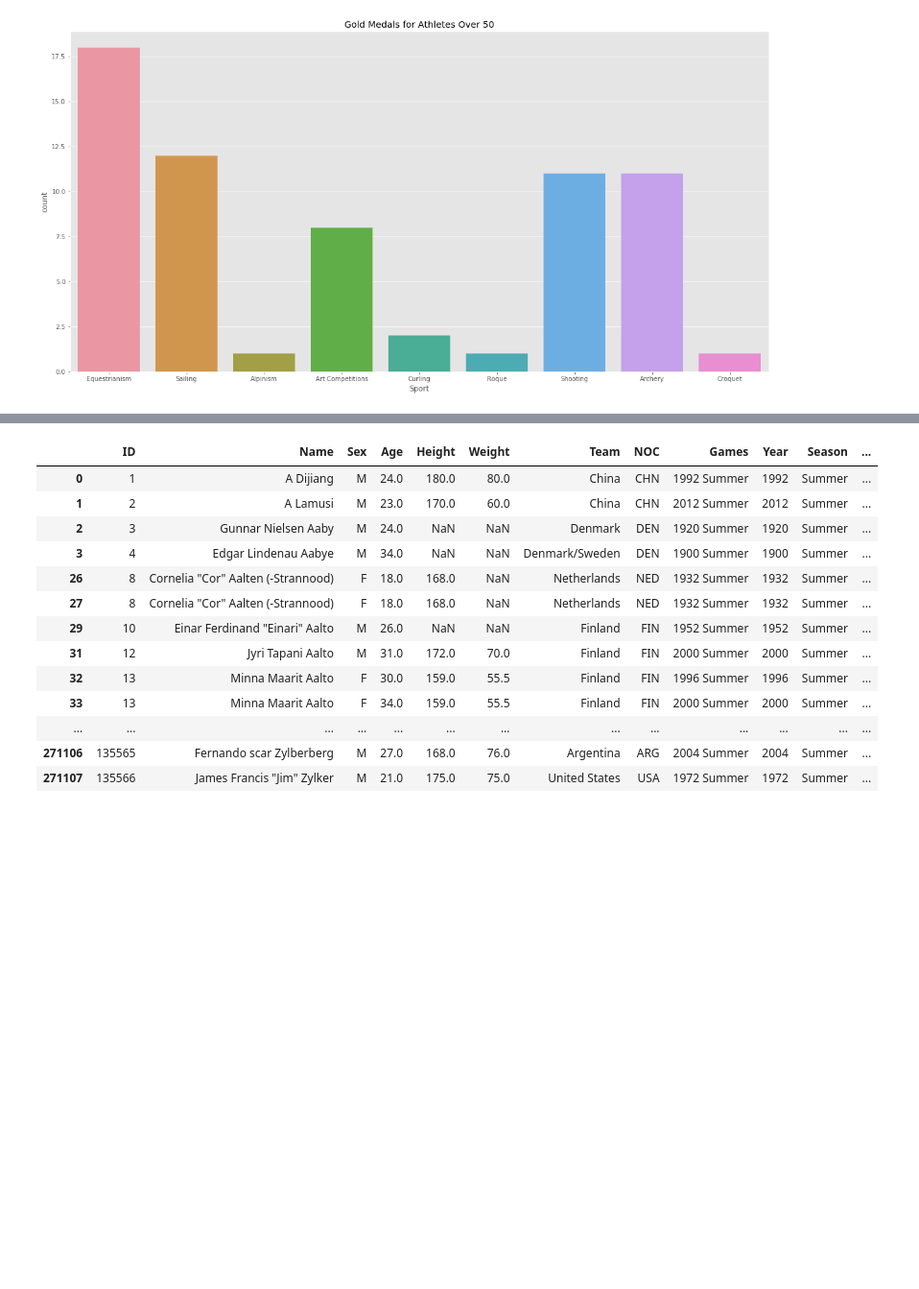
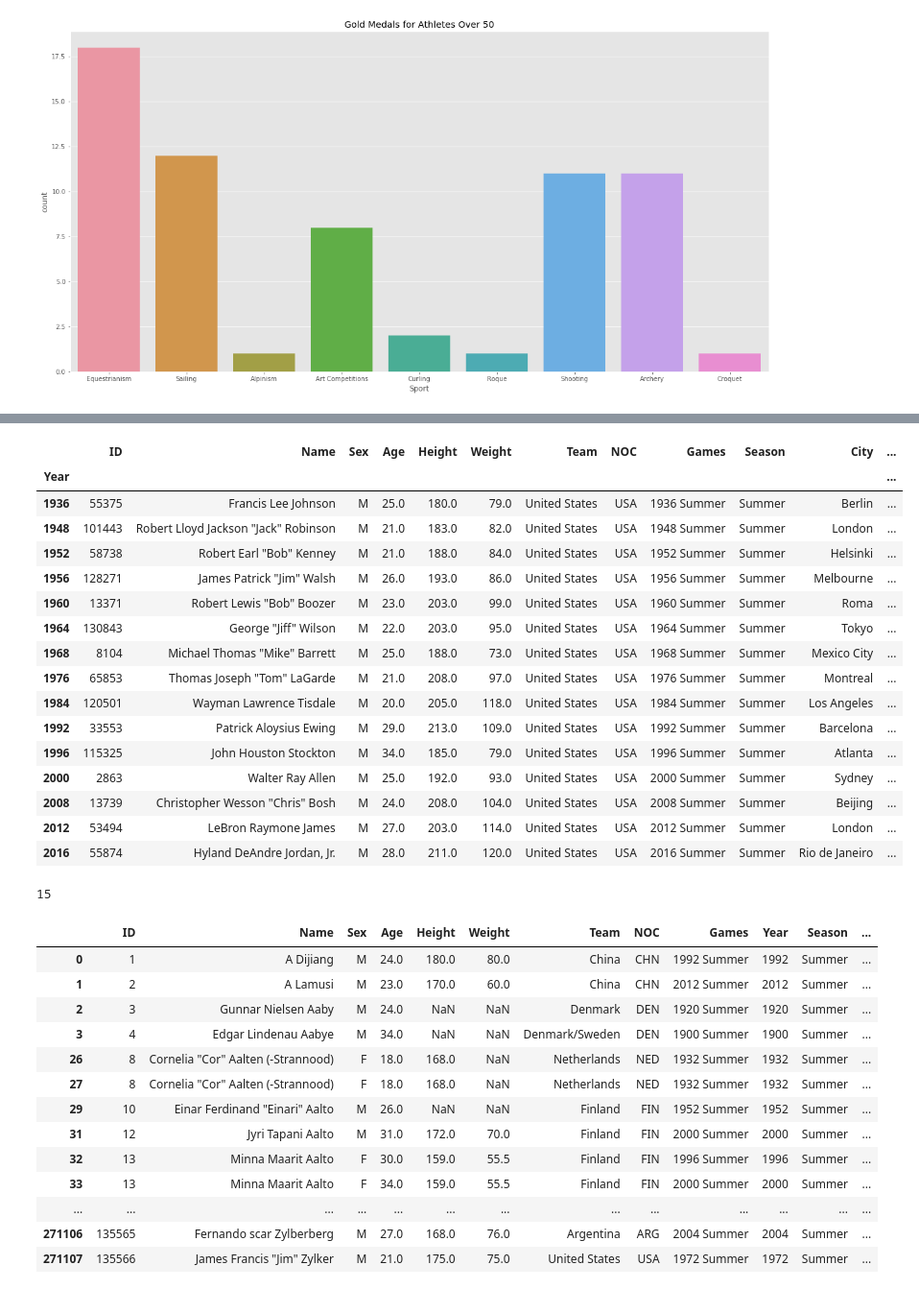
Before and after one commit to baiyuelang/olympic, a Jupyter notebook: final_project.ipynb, the cells around one changed output, grey strips where cells are left out. Shown at 96% size. Drawn from its saved outputs; the diff is of its cells as text; code cells hidden in the pictures; blank space fills up the shorter version.

```diff
--- a/final_project.ipynb
+++ b/final_project.ipynb
@@ -157,0 +176,2 @@ Text(0.5, 1.0, 'Gold Medals for Athletes Over 50')
+# %%
+basketballGoldUSA = goldMedalsUSA.loc[(goldMedalsUSA['Sport'] == 'Basketball') & (goldMedalsUSA['Sex'] == 'M')].sort_values(['Year'])
@@ -158,3 +197,28 @@ Text(0.5, 1.0, 'Gold Medals for Athletes Over 50')
+# %%
+groupedBasketUSA = basketballGoldUSA.groupby(['Year']).first()
+groupedBasketUSA
+# %% [output]
+|  | ID | Name | Sex | Age | Height | Weight | Team | NOC | Games | Season | City | ... |
+| Year |  |  |  |  |  |  |  |  |  |  |  | ... |
+| 1936 | 55375 | Francis Lee Johnson | M | 25.0 | 180.0 | 79.0 | United States | USA | 1936 Summer | Summer | Berlin | ... |
+| 1948 | 101443 | Robert Lloyd Jackson "Jack" Robinson | M | 21.0 | 183.0 | 82.0 | United States | USA | 1948 Summer | Summer | London | ... |
+| 1952 | 58738 | Robert Earl "Bob" Kenney | M | 21.0 | 188.0 | 84.0 | United States | USA | 1952 Summer | Summer | Helsinki | ... |
+| 1956 | 128271 | James Patrick "Jim" Walsh | M | 26.0 | 193.0 | 86.0 | United States | USA | 1956 Summer | Summer | Melbourne | ... |
+| 1960 | 13371 | Robert Lewis "Bob" Boozer | M | 23.0 | 203.0 | 99.0 | United States | USA | 1960 Summer | Summer | Roma | ... |
+| 1964 | 130843 | George "Jiff" Wilson | M | 22.0 | 203.0 | 95.0 | United States | USA | 1964 Summer | Summer | Tokyo | ... |
+| 1968 | 8104 | Michael Thomas "Mike" Barrett | M | 25.0 | 188.0 | 73.0 | United States | USA | 1968 Summer | Summer | Mexico City | ... |
+| 1976 | 65853 | Thomas Joseph "Tom" LaGarde | M | 21.0 | 208.0 | 97.0 | United States | USA | 1976 Summer | Summer | Montreal | ... |
+| 1984 | 120501 | Wayman Lawrence Tisdale | M | 20.0 | 205.0 | 118.0 | United States | USA | 1984 Summer | Summer | Los Angeles | ... |
+| 1992 | 33553 | Patrick Aloysius Ewing | M | 29.0 | 213.0 | 109.0 | United States | USA | 1992 Summer | Summer | Barcelona | ... |
+| 1996 | 115325 | John Houston Stockton | M | 34.0 | 185.0 | 79.0 | United States | USA | 1996 Summer | Summer | Atlanta | ... |
+| 2000 | 2863 | Walter Ray Allen | M | 25.0 | 192.0 | 93.0 | United States | USA | 2000 Summer | Summer | Sydney | ... |
+| 2008 | 13739 | Christopher Wesson "Chris" Bosh | M | 24.0 | 208.0 | 104.0 | United States | USA | 2008 Summer | Summer | Beijing | ... |
+| 2012 | 53494 | LeBron Raymone James | M | 27.0 | 203.0 | 114.0 | United States | USA | 2012 Summer | Summer | London | ... |
+| 2016 | 55874 | Hyland DeAndre Jordan, Jr. | M | 28.0 | 211.0 | 120.0 | United States | USA | 2016 Summer | Summer | Rio de Janeiro | ... |
+# %%
+groupedBasketUSA['ID'].count()
+# %% [output]
+15
 # %%
 athlete = df[df['Season'] == 'Summer']
 athlete
```
Also changed, not shown: parts of 15 cells of this notebook.
